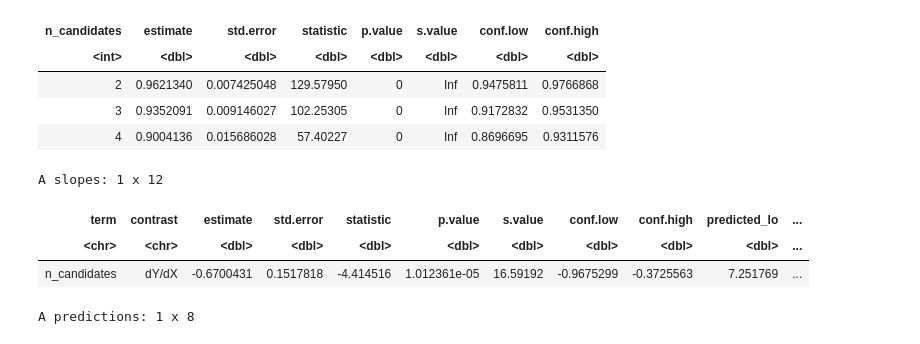
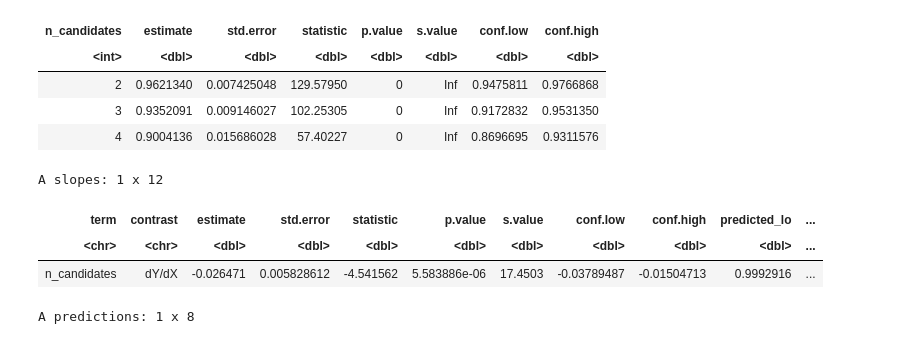
Before and after one commit to grow-ai-like-a-child/referential-gaze, a Jupyter notebook: human.ipynb, the cells around one changed output. Cells and saved outputs as stored; diff of their text form; code cells hidden in the pictures.

```diff
--- a/human.ipynb
+++ b/human.ipynb
@@ -40,6 +40,7 @@ df <- read_csv("result_1743457603_20250506_20250506F.csv", na = "empty", col_sel
 ),show_col_types = TRUE)
 df <- df[df$Group == "Humans" & df$list_id != -1, ]
 df$offset <- log(1/df$n_candidates / (1 - 1/df$n_candidates))
+df$Side <- df$Angle != "front"
 # %% [output]
 Loading required package: lme4
 
@@ -221,12 +245,12 @@ A predictions: 3 x 8
 | 3 | 0.9352091 | 0.009146027 | 102.25305 | 0 | Inf | 0.9172832 | 0.9531350 |
 | 4 | 0.9004136 | 0.015686028 | 57.40227 | 0 | Inf | 0.8696695 | 0.9311576 |
 # %%
-avg_slopes(model, variables ="n_candidates", type = "link")
+avg_slopes(model, variables ="n_candidates")
 # %% [output]
 A slopes: 1 x 12
 | term | contrast | estimate | std.error | statistic | p.value | s.value | conf.low | conf.high | predicted_lo | ... |
 | <chr> | <chr> | <dbl> | <dbl> | <dbl> | <dbl> | <dbl> | <dbl> | <dbl> | <dbl> | ... |
-| n_candidates | dY/dX | -0.6700431 | 0.1517818 | -4.414516 | 1.012361e-05 | 16.59192 | -0.9675299 | -0.3725563 | 7.251769 | ... |
+| n_candidates | dY/dX | -0.026471 | 0.005828612 | -4.541562 | 5.583886e-06 | 17.4503 | -0.03789487 | -0.01504713 | 0.9992916 | ... |
 # %%
 avg_predictions(model, by="Actor", hypothesis = ~ pairwise)
 # %% [output]
```
Also changed, not shown: parts of 4 cells of this notebook, 1 other file.
